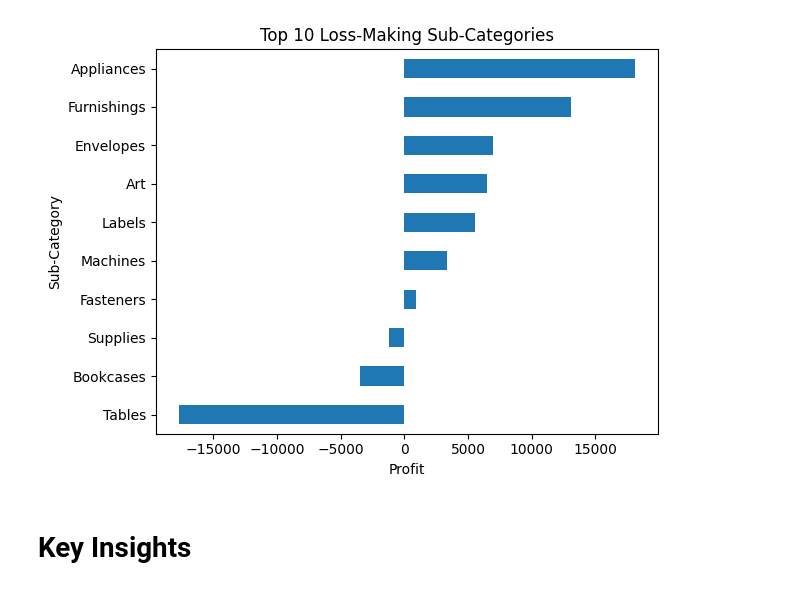
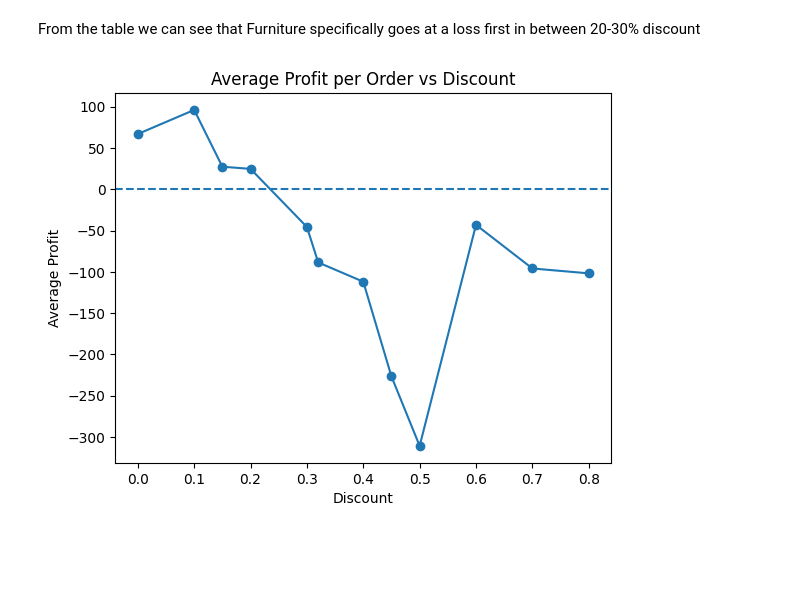
Before and after one commit to Yousaf-Khan28/retail-sales-analytics, a Jupyter notebook: python/eda.ipynb, the cells around one changed output. Saved outputs shown, nothing was run; the diff lists cells and outputs as text; code cells hidden in the pictures; blank space fills up the shorter version.

```diff
--- a/python/eda.ipynb
+++ b/python/eda.ipynb
@@ -94,14 +51,16 @@ plt.show()
-# %%
-(df.groupby("Sub-Category")["Profit"]
-   .sum()
-   .sort_values()
-   .head(10)
-   .plot(kind="barh", title="Top 10 Loss-Making Sub-Categories"))
-
-plt.xlabel("Profit")
-plt.tight_layout()
-plt.show()
-# %% [output]
-[figure, removed]
-# %% [markdown]
-# Key Insights
+# %% [markdown]
+From the table we can see that Furniture specifically goes at a loss first in between 20-30% discount
+# %%
+(
+    df.groupby("Discount")["Profit"]
+    .mean()
+    .plot(marker = "o")
+)
+
+plt.title("Average Profit per Order vs Discount")
+plt.xlabel("Discount")
+plt.ylabel("Average Profit")
+plt.axhline(0, linestyle = "--")
+plt.show()
+# %% [output]
+[figure, added]
```
Also changed, not shown: parts of 17 cells of this notebook.
